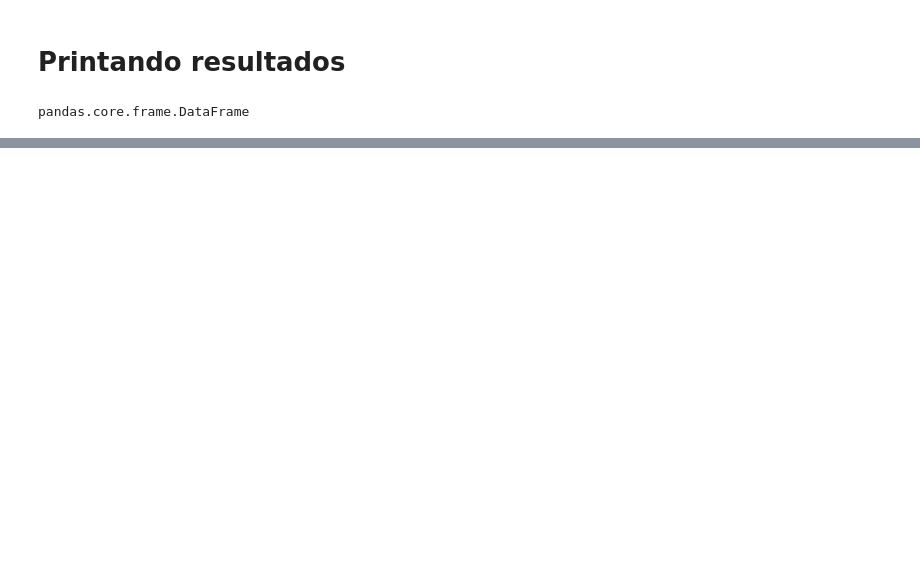
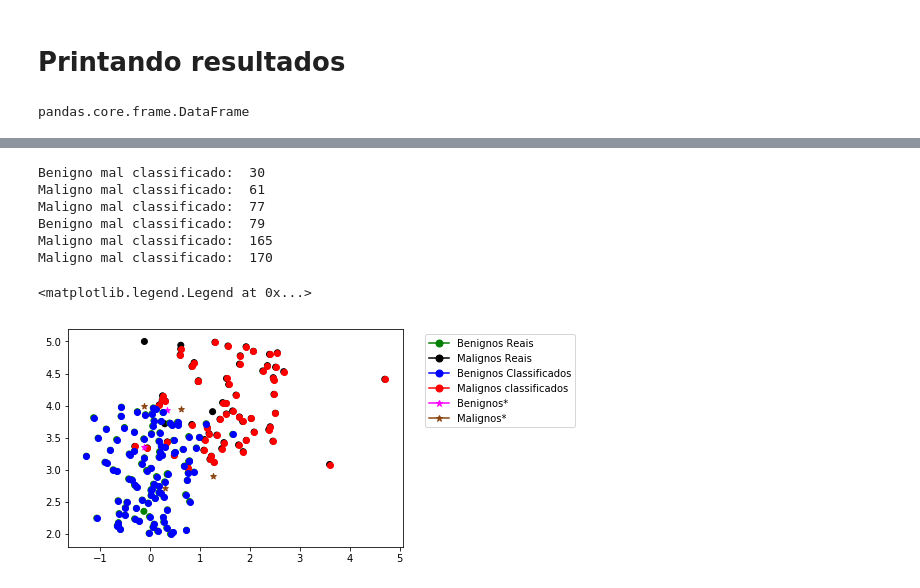
Before and after one commit to vinipachecov/TFG, a Jupyter notebook: TFG-JUPYTER.ipynb, the cells around one changed output, grey strips where cells are left out. Cells and saved outputs as stored; diff of their text form; code cells hidden in the pictures; blank space fills up the shorter version.

```diff
--- a/TFG-JUPYTER.ipynb
+++ b/TFG-JUPYTER.ipynb
@@ -210,6 +165,6 @@ X_train, X_test, y_train, y_test = train_test_split(x_data, y_data, test_size=0.
 # %%
 input_func = tf.estimator.inputs.pandas_input_fn(x=X_train,y=y_train,batch_size=10,num_epochs=1000,shuffle=True)
 # %%
-model = tf.estimator.DNNClassifier(hidden_units=[40,40],feature_columns=feat_cols,n_classes=2)
+model = tf.estimator.DNNClassifier(hidden_units=[200,200,200],feature_columns=feat_cols,n_classes=2)
 # %% [output]
 INFO:tensorflow:Using default config.
@@ -344,0 +347,10 @@ plt.legend()
+# %%
+# Verde benigno
+#Preto maligno
+cores_val_reais = {0:'g',1:'k'}
+
+#Azul - benigno corretamente classifica
+# Vermelho - maligno corretamente classificado
+# Fuchsia - benigno incorretamente classificado (era benigno, mas foi classificado como maligno)
+# marrom - maligno incorretamente classificado (era maligno, mas foi classificado como beningno)
+cores_val_classificados={0:'b',1:'r',2:'fuchsia',3:'saddlebrown'}
@@ -344,0 +371,42 @@ plt.legend()
+# %%
+# alterando valores mal classificados
+# beningnos que foram classificados como maligos -> 2
+# malignos que foram classificados como beningnos -> 3
+y_pred_cores = valores_finais_predicao
+for i, pred in enumerate(y_pred_cores):
+
+    if(df_y_test['diagnosis'].values[i] == 0 and pred == 1):
+        print('Benigno mal classificado: ',i)
+
+    if(df_y_test['diagnosis'].values[i] == 1 and pred == 0):
+        print('Maligno mal classificado: ',i)
+# %% [output]
+Benigno mal classificado:  30
+Maligno mal classificado:  61
+Maligno mal classificado:  77
+Benigno mal classificado:  79
+Maligno mal classificado:  165
+Maligno mal classificado:  170
+# %%
+
+
+fig, ax = plt.subplots()
+
+
+#Impressão dos valores reais
+ax.scatter(x1, y1, color=df_y_test['diagnosis'].apply(lambda x: cores_val_reais[x]),  marker='o')
+
+
+#Impressão dos valores resultantes da classificação
+for i, val in enumerate(df_y_pred['diagnosis']):
+    if(val == 0 or val == 1):
+        ax.scatter(x2.values[i], y2[i], color=cores_val_classificados[df_y_pred['diagnosis'].values[i]],  marker='o')
+    else:
+        ax.scatter(x2.values[i], y2[i], color=cores_val_classificados[df_y_pred['diagnosis'].values[i]], marker='*')
+
+
+
+plt.legend(handles=[pontos_verdes,pontos_pretos,pontos_azuis,pontos_vermelhos,pontos_rosas,pontos_dourados] , bbox_to_anchor=(1.05, 1))
+# %% [output]
+<matplotlib.legend.Legend at 0x...>
+[figure, added]
```
Also changed, not shown: parts of 20 cells of this notebook, 23 other files.
